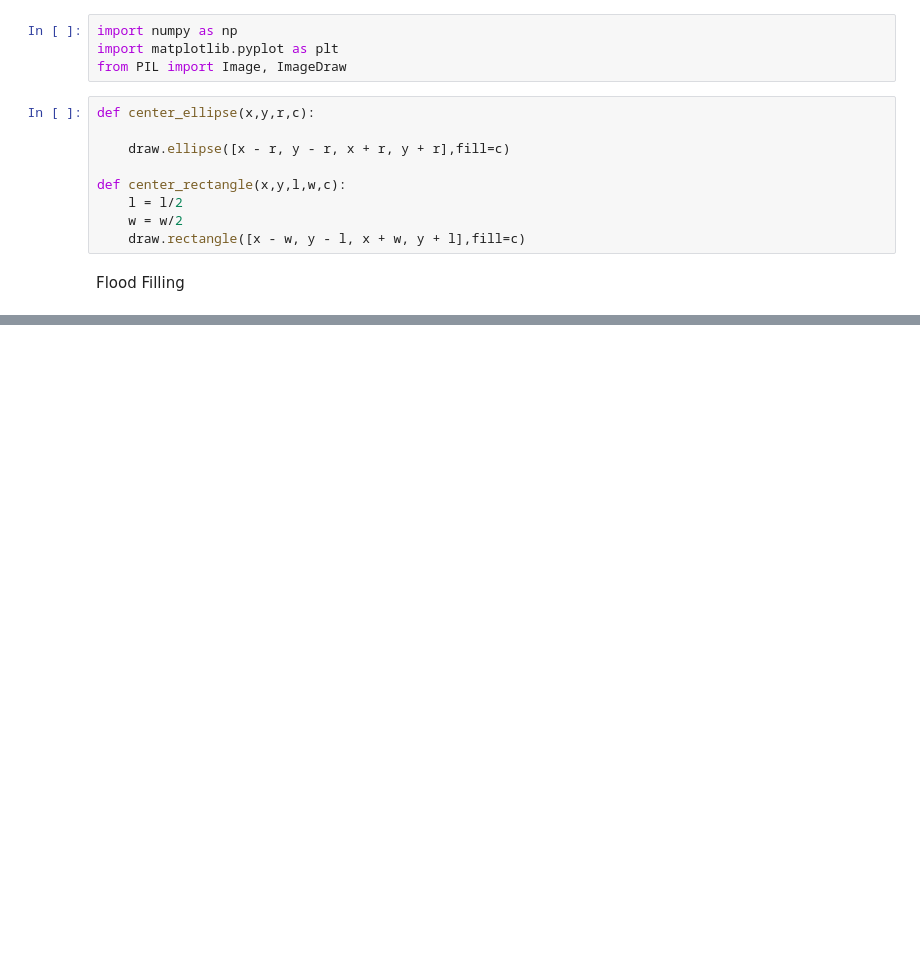
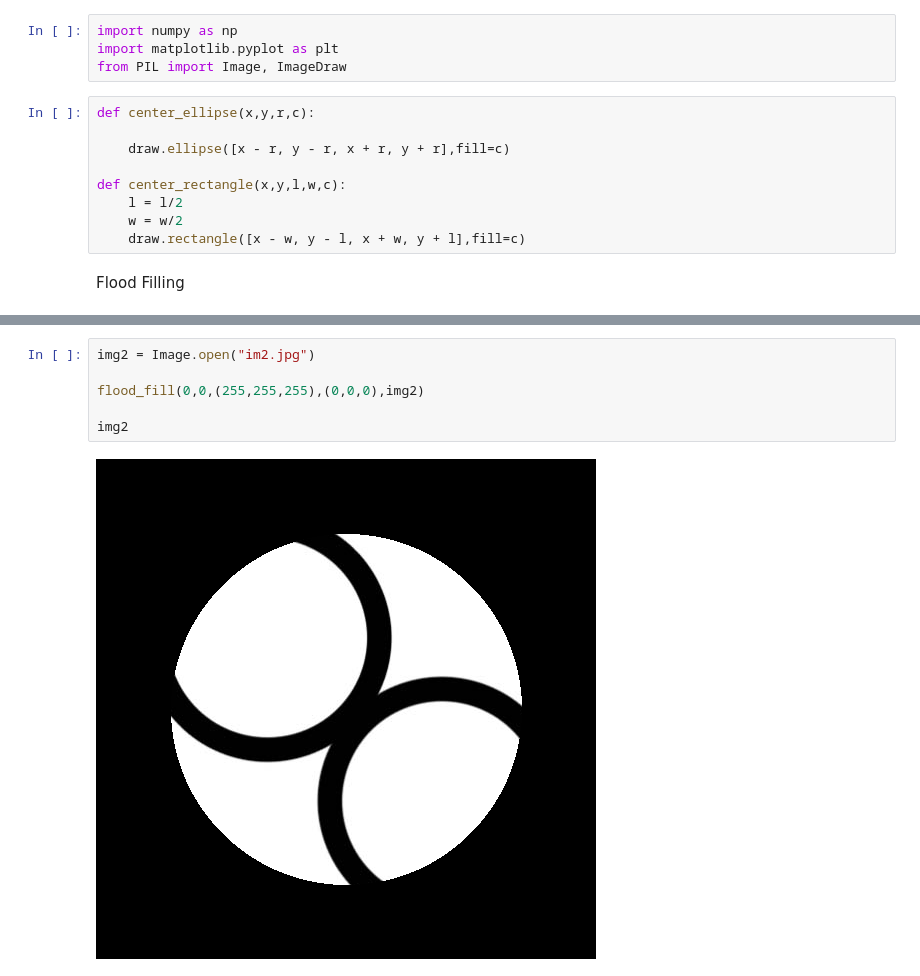
Before and after one commit to TristanAntonsen/flood-filling, a Jupyter notebook: sandbox.ipynb, the cells around one changed output, grey strips where cells are left out. Saved outputs shown, nothing was run; the diff lists cells and outputs as text; blank space fills up the shorter version.

```diff
--- a/sandbox.ipynb
+++ b/sandbox.ipynb
@@ -102,3 +83,11 @@ flood_fill(250,250,(0,0,0),(255,255,255),img)
 img
 # %% [output]
 [figure]
+# %%
+img2 = Image.open("im2.jpg")
+
+flood_fill(0,0,(255,255,255),(0,0,0),img2)
+
+img2
+# %% [output]
+[figure, added]
```
Also changed, not shown: parts of 1 cell of this notebook.
